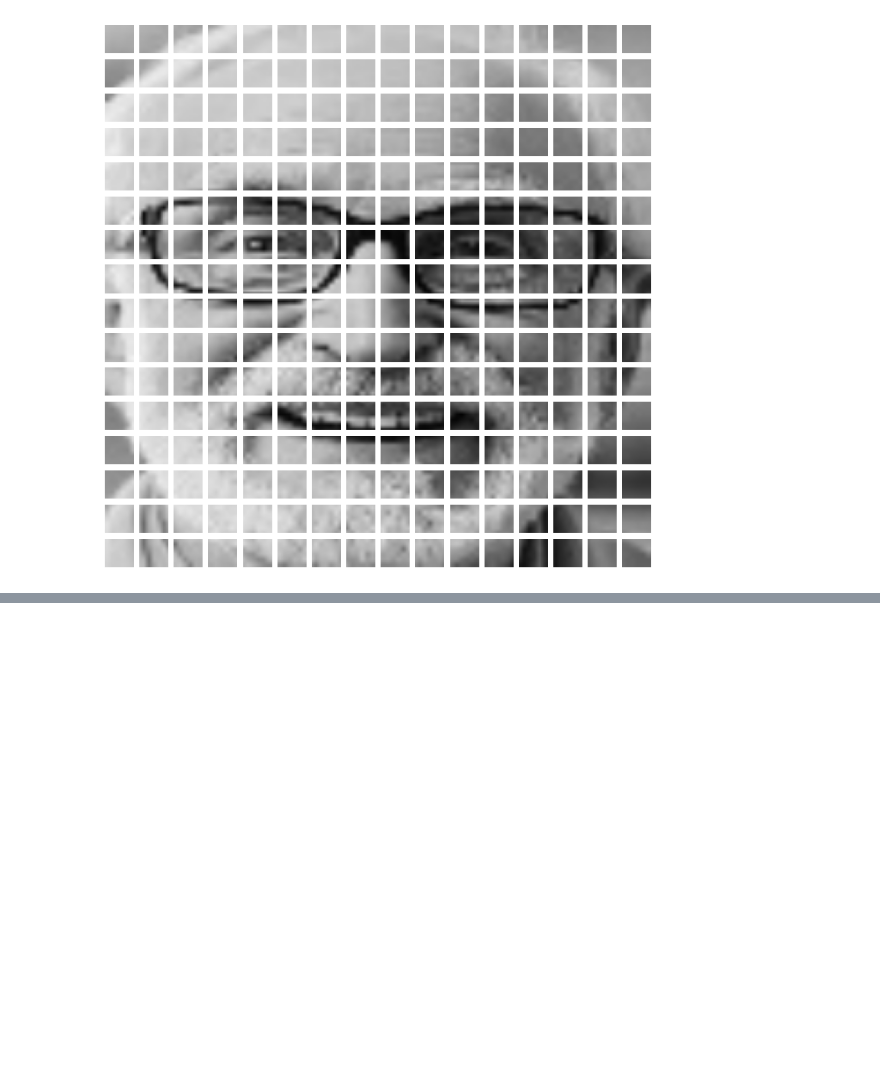
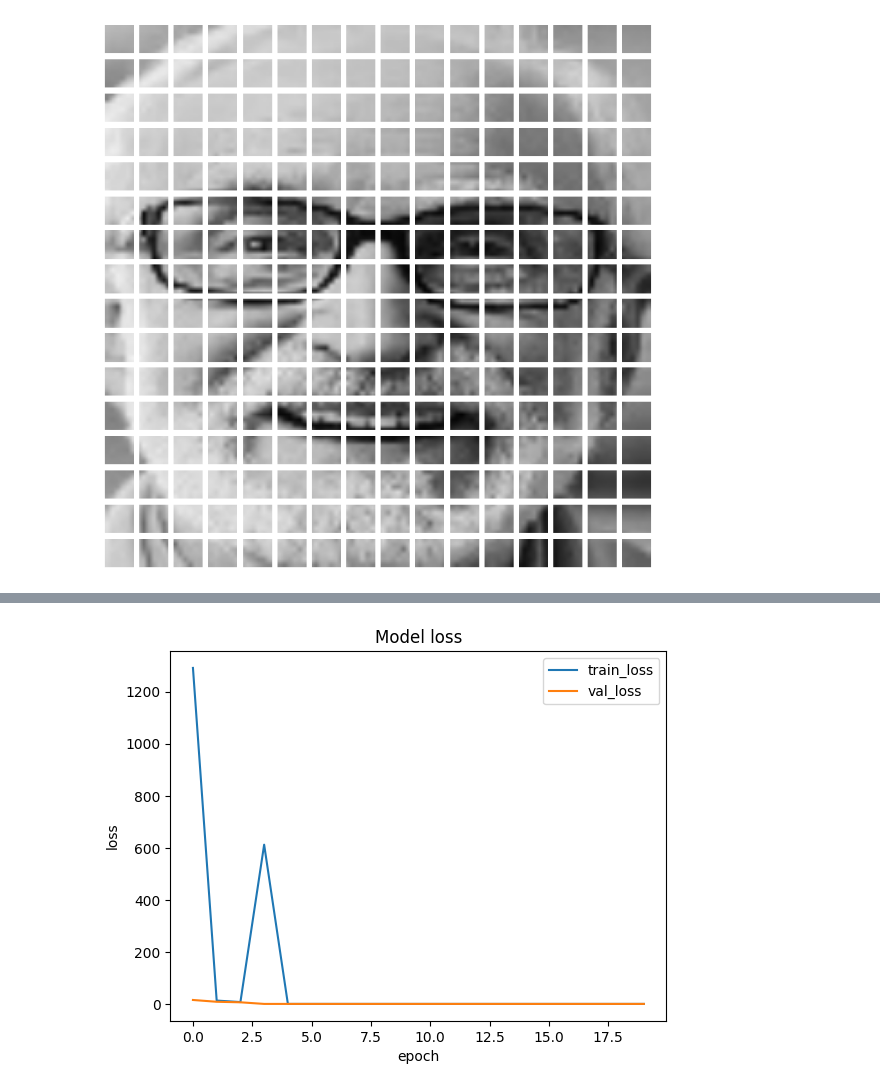
Before and after one commit to atsss/Deep-Learning-for-Computer-Vision-with-Python-and-TensorFlow, a Jupyter notebook: Human_Emotions_Detection_Vision_Transformer.ipynb, the cells around one changed output, grey strips where cells are left out. Saved outputs shown, nothing was run; the diff lists cells and outputs as text; code cells hidden in the pictures; blank space fills up the shorter version.

Commit message:
Create ViT model from scratch

```diff
--- a/Human_Emotions_Detection_Vision_Transformer.ipynb
+++ b/Human_Emotions_Detection_Vision_Transformer.ipynb
@@ -155,0 +273,7 @@ for i in range(patches.shape[1]):
+# %%
+history = vit.fit(
+    train_dataset,
+    validation_data = val_dataset,
+    epochs = CONFIGURATION["N_EPOCHS"],
+    verbose = 1
+    )
@@ -155,0 +300,18 @@ for i in range(patches.shape[1]):
+# %%
+training_dataset = (
+    train_dataset
+    .map(augment_layer, num_parallel_calls = tf.data.AUTOTUNE)
+    .prefetch(tf.data.AUTOTUNE)
+)
+# %%
+vit.compile(
+    optimizer = Adam(learning_rate = CONFIGURATION["LEARNING_RATE"]),
+    loss = loss_function,
+    metrics = metrics,)
+# %%
+history = vit.fit(
+    training_dataset,
+    validation_data = val_dataset,
+    epochs = CONFIGURATION["N_EPOCHS"],
+    verbose = 1
+    )
@@ -155,0 +336,10 @@ for i in range(patches.shape[1]):
+# %%
+plt.plot(history.history['loss'])
+plt.plot(history.history['val_loss'])
+plt.title('Model loss')
+plt.ylabel('loss')
+plt.xlabel('epoch')
+plt.legend(['train_loss', 'val_loss'])
+plt.show()
+# %% [output]
+[figure, added]
```
Also changed, not shown: parts of 15 cells of this notebook.
